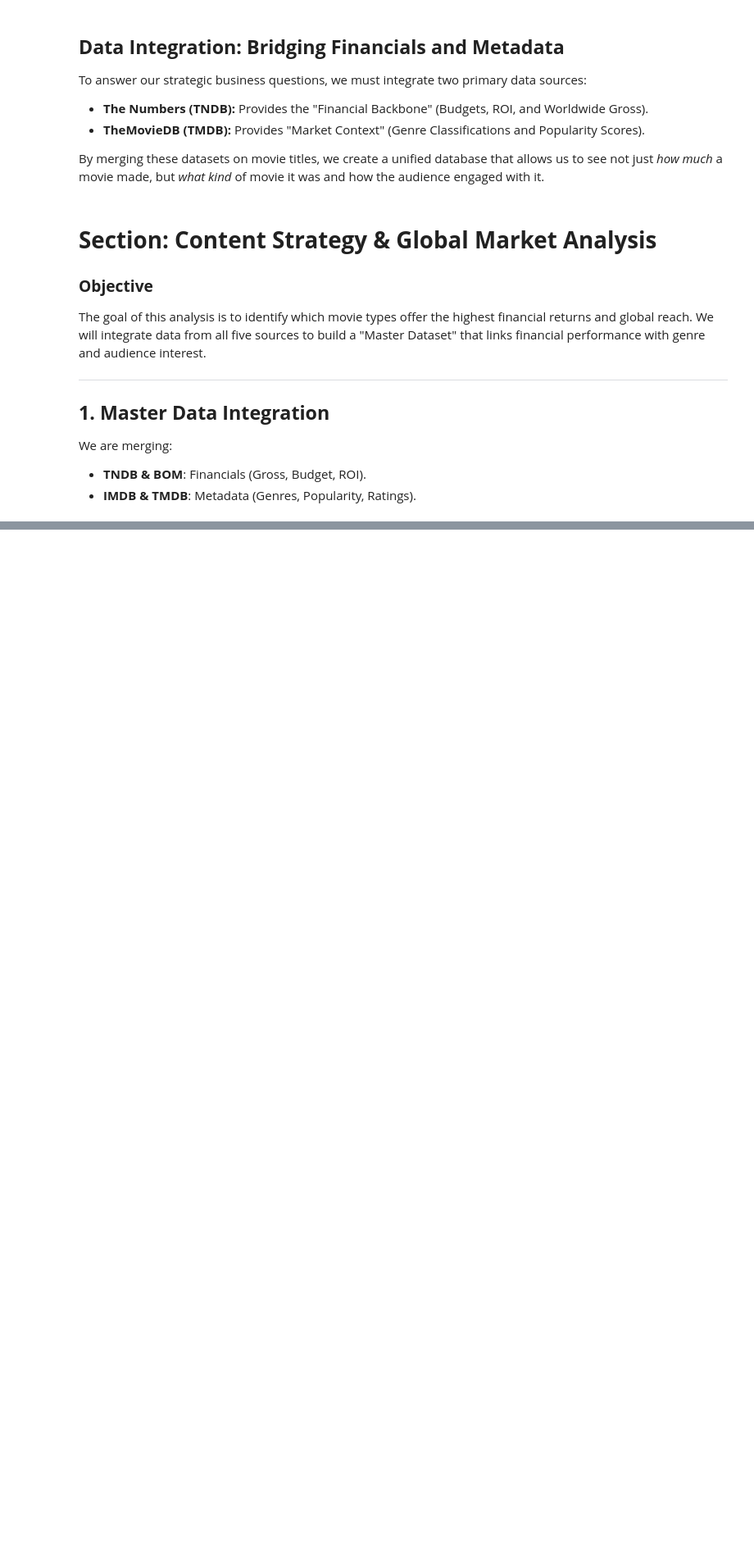
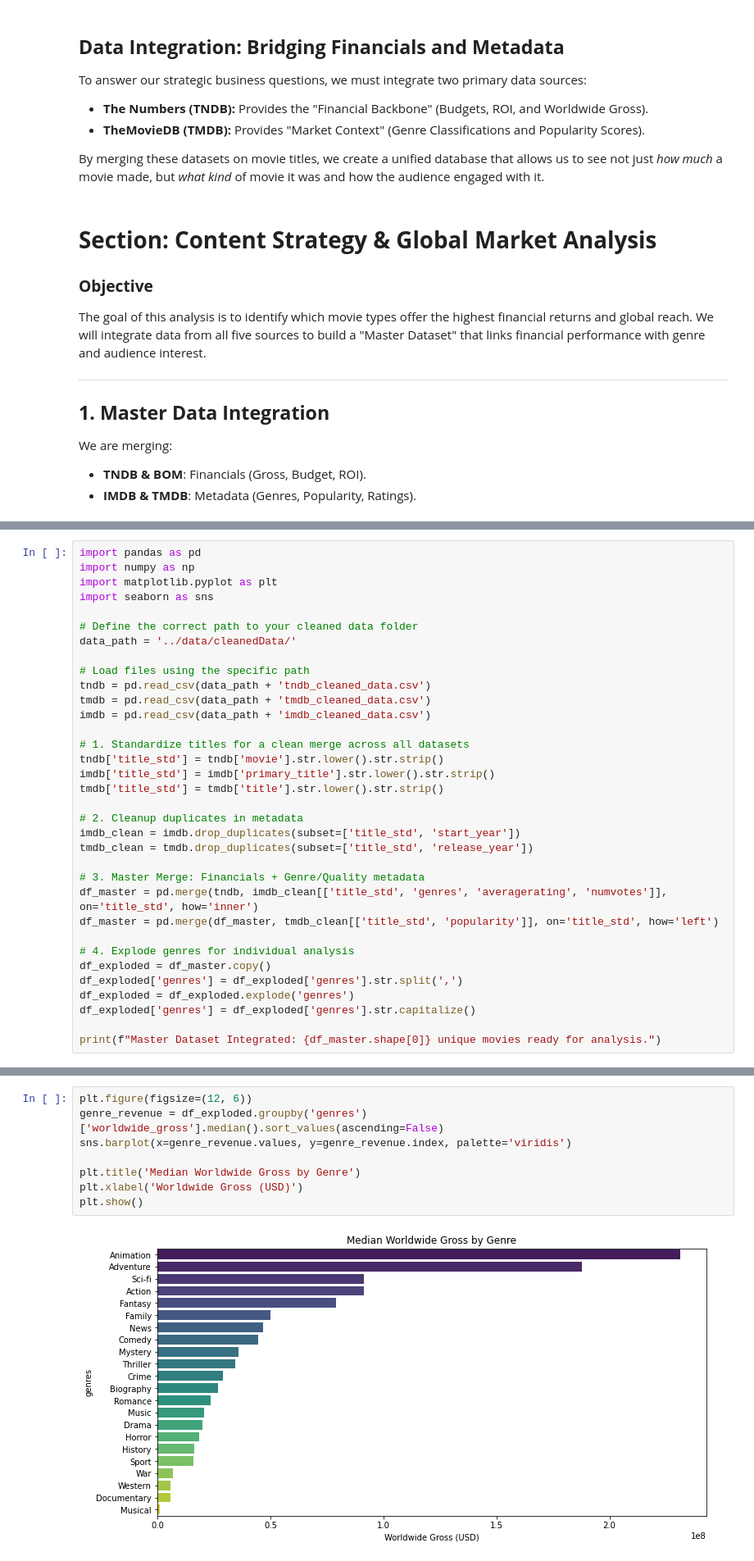
Before and after one commit to Daniellamuli/Phase-2-Movie-Analysis-Project, a Jupyter notebook: notebooks/Daniella.ipynb, the cells around one changed output, grey strips where cells are left out. Shown at 82% size. Saved outputs shown, nothing was run; the diff lists cells and outputs as text; blank space fills up the shorter version.

Commit message:
Added Genre and Content Strategy Analysis

```diff
--- a/notebooks/Daniella.ipynb
+++ b/notebooks/Daniella.ipynb
@@ -88,0 +55,34 @@ FileNotFoundError: [Errno 2] No such file or directory: 'tndb_cleaned_data.csv'
+# %%
+import pandas as pd
+import numpy as np
+import matplotlib.pyplot as plt
+import seaborn as sns
+
+# Define the correct path to your cleaned data folder
+data_path = '../data/cleanedData/'
+
+# Load files using the specific path
+tndb = pd.read_csv(data_path + 'tndb_cleaned_data.csv')
+tmdb = pd.read_csv(data_path + 'tmdb_cleaned_data.csv')
+imdb = pd.read_csv(data_path + 'imdb_cleaned_data.csv')
+
+# 1. Standardize titles for a clean merge across all datasets
+tndb['title_std'] = tndb['movie'].str.lower().str.strip()
+imdb['title_std'] = imdb['primary_title'].str.lower().str.strip()
+tmdb['title_std'] = tmdb['title'].str.lower().str.strip()
+
+# 2. Cleanup duplicates in metadata
+imdb_clean = imdb.drop_duplicates(subset=['title_std', 'start_year'])
+tmdb_clean = tmdb.drop_duplicates(subset=['title_std', 'release_year'])
+
+# 3. Master Merge: Financials + Genre/Quality metadata
+df_master = pd.merge(tndb, imdb_clean[['title_std', 'genres', 'averagerating', 'numvotes']], on='title_std', how='inner')
+df_master = pd.merge(df_master, tmdb_clean[['title_std', 'popularity']], on='title_std', how='left')
+
+# 4. Explode genres for individual analysis
+df_exploded = df_master.copy()
+df_exploded['genres'] = df_exploded['genres'].str.split(',')
+df_exploded = df_exploded.explode('genres')
+df_exploded['genres'] = df_exploded['genres'].str.capitalize()
+
+print(f"Master Dataset Integrated: {df_master.shape[0]} unique movies ready for analysis.")
@@ -88,0 +96,10 @@ FileNotFoundError: [Errno 2] No such file or directory: 'tndb_cleaned_data.csv'
+# %%
+plt.figure(figsize=(12, 6))
+genre_revenue = df_exploded.groupby('genres')['worldwide_gross'].median().sort_values(ascending=False)
+sns.barplot(x=genre_revenue.values, y=genre_revenue.index, palette='viridis')
+
+plt.title('Median Worldwide Gross by Genre')
+plt.xlabel('Worldwide Gross (USD)')
+plt.show()
+# %% [output]
+[figure, added]
```
Also changed, not shown: parts of 10 cells of this notebook.
